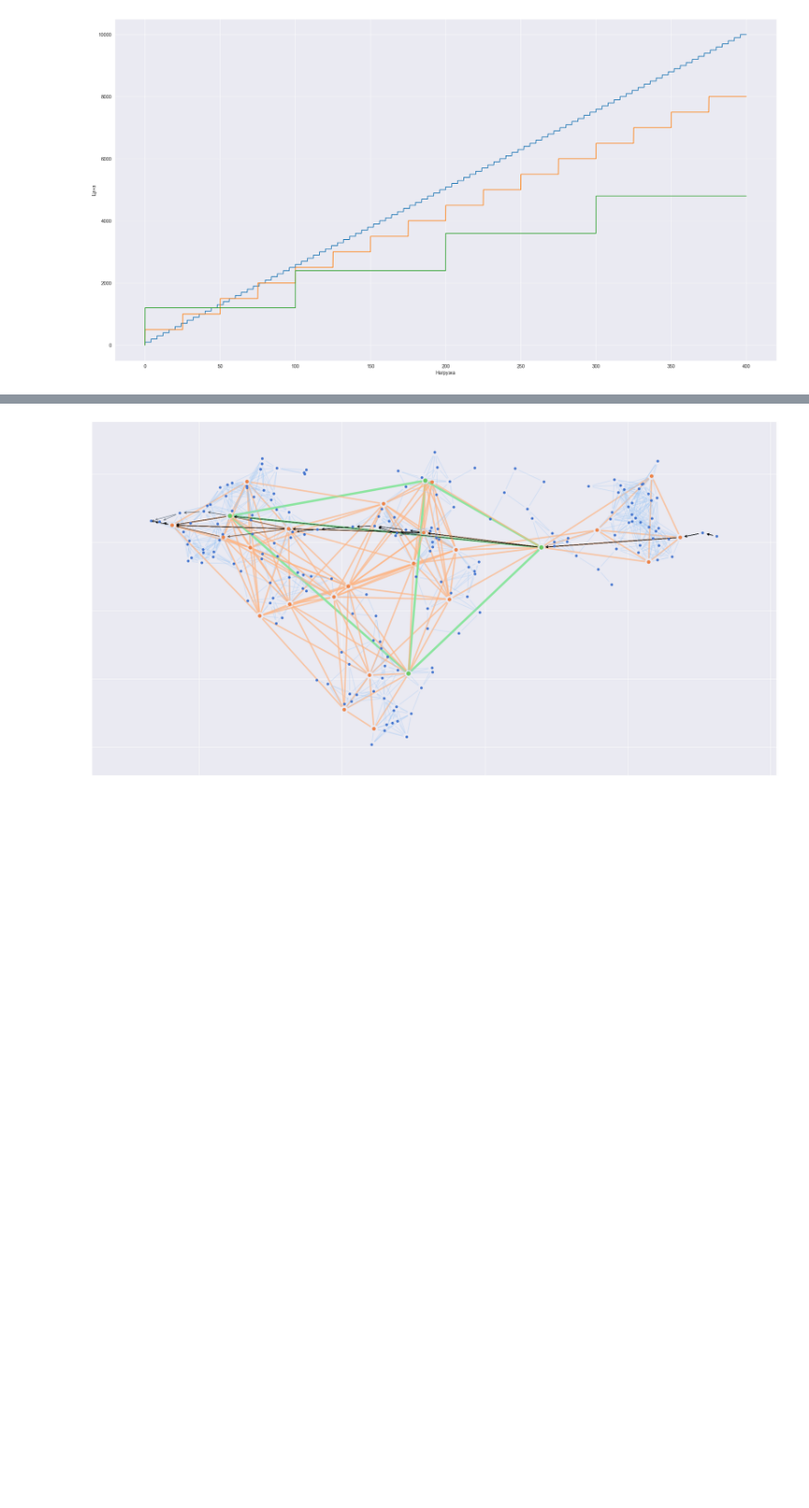
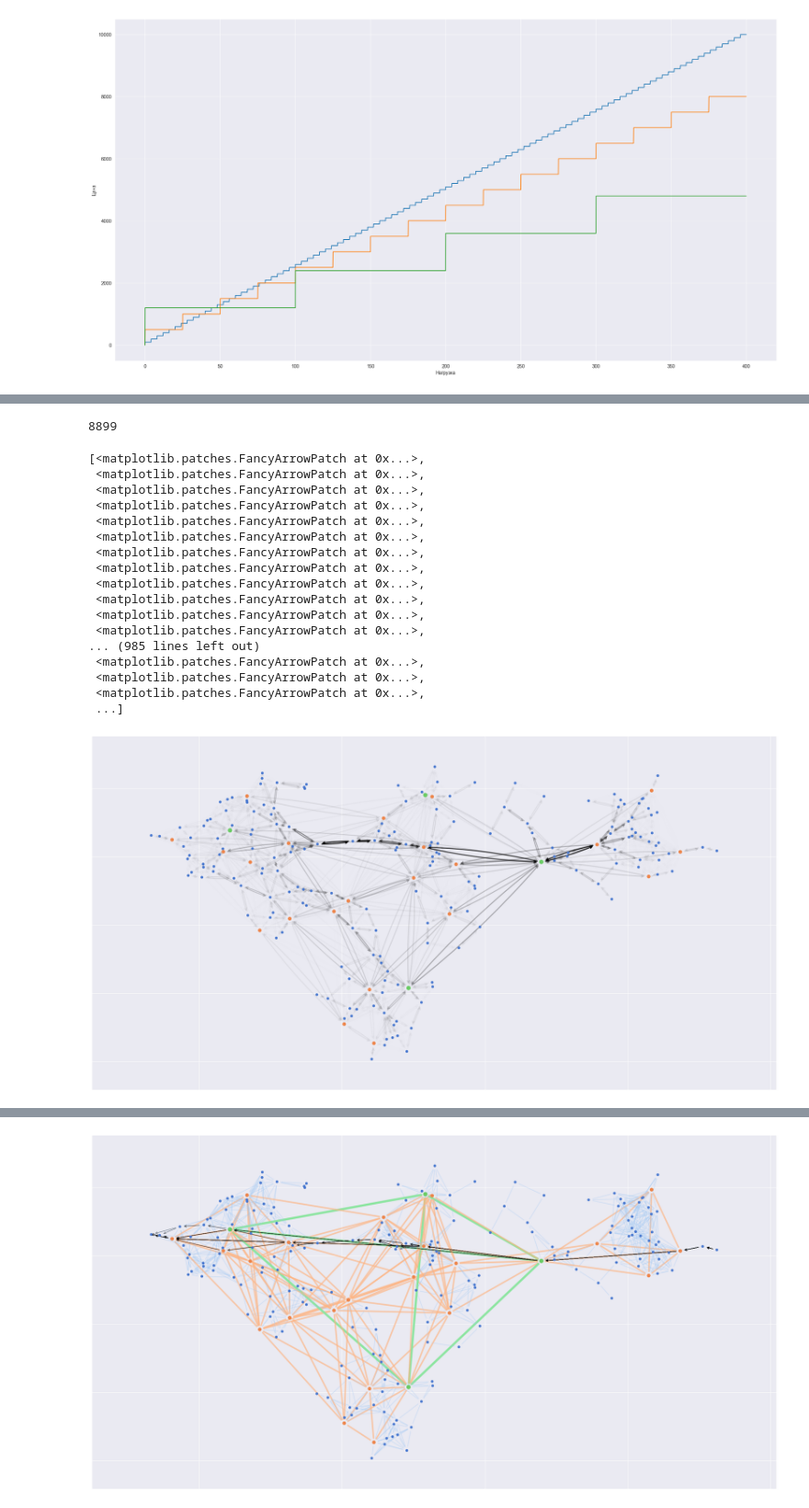
Before and after one commit to roknyazev/dp, a Jupyter notebook: genetic.ipynb, the cells around one changed output, grey strips where cells are left out. Shown at 92% size. Drawn from its saved outputs; the diff is of its cells as text; code cells hidden in the pictures; blank space fills up the shorter version.

```diff
--- a/genetic.ipynb
+++ b/genetic.ipynb
@@ -86,0 +215,31 @@ draw_price_function(2, 100, 400)
+# %%
+#FIXME в качестве веса надо брать не фактическую стоимость а стоимость одного перелета при условии добавления заказа
+greedy_payload = dict(zip(list(G.edges) + list(map(lambda x: x[::-1], G.edges)), [0] * 2 * len(G.edges)))
+paths = []
+used_edges = []
+i = 0
+greedy_part = 0.1
+actual_price = dict(zip(list(G.edges) + list(map(lambda x: x[::-1], G.edges)), [0] * 2 * len(G.edges)))
+for order in tqdm(orders):
+    greedy_price = {}
+    for edge, payload in greedy_payload.items():
+        edge_attributes = G[edge[0]][edge[1]]
+        greedy_price[edge] = graph.calc_price(edge_attributes['type'], edge_attributes['dist'], payload + 1)
+    delta_price = {}
+    for edge, price in greedy_price.items():
+        delta_price[edge] = price - actual_price[edge]
+    nx.set_edge_attributes(G, delta_price, 'greedy_price')
+
+    path = nx.shortest_path(G, order[0], order[1], 'greedy_price' if i >= (1 - greedy_part) * len(orders) else 'dist')
+    paths.append(path)
+    path_edges = edges_from_path(path)
+    for edge in path_edges:
+        greedy_payload[edge] += 1
+        used_edges.append(edge)
+    for edge, payload in greedy_payload.items():
+        edge_attributes = G[edge[0]][edge[1]]
+        actual_price[edge] = graph.calc_price(edge_attributes['type'], edge_attributes['dist'], payload)
+    i += 1
+print('Used edges count: ', len(used_edges))
+used_edges_payload = Counter(used_edges)
+used_edges_payload
@@ -86,0 +276,30 @@ draw_price_function(2, 100, 400)
+# %%
+edge_colors = {}
+max_edges_payload = max(used_edges_payload.values())
+print(max_edges_payload)
+for edge, payload in tqdm(used_edges_payload.items()):
+    # edge_type = G[edge[0]][edge[1]]['type']
+    # edge_colors[edge] = (*node_palette[edge_type], payload / max(used_edges_payload.values()))
+    edge_colors[edge] = (0, 0, 0, payload / max_edges_payload)
+draw_graph(['nodes'])
+nx.draw_networkx_edges(G, pos=pos, arrows=True, width=2, edge_color=edge_colors.values(), edgelist=edge_colors.keys(), connectionstyle='arc3, rad = 0.05', arrowstyle='->')
+# %% [output]
+8899
+[<matplotlib.patches.FancyArrowPatch at 0x...>,
+ <matplotlib.patches.FancyArrowPatch at 0x...>,
+ <matplotlib.patches.FancyArrowPatch at 0x...>,
+ <matplotlib.patches.FancyArrowPatch at 0x...>,
+ <matplotlib.patches.FancyArrowPatch at 0x...>,
+ <matplotlib.patches.FancyArrowPatch at 0x...>,
+ <matplotlib.patches.FancyArrowPatch at 0x...>,
+ <matplotlib.patches.FancyArrowPatch at 0x...>,
+ <matplotlib.patches.FancyArrowPatch at 0x...>,
+ <matplotlib.patches.FancyArrowPatch at 0x...>,
+ <matplotlib.patches.FancyArrowPatch at 0x...>,
+ <matplotlib.patches.FancyArrowPatch at 0x...>,
+... (985 lines left out)
+ <matplotlib.patches.FancyArrowPatch at 0x...>,
+ <matplotlib.patches.FancyArrowPatch at 0x...>,
+ <matplotlib.patches.FancyArrowPatch at 0x...>,
+ ...]
+[figure, added]
```
Also changed, not shown: parts of 21 cells of this notebook, 1 other file.
